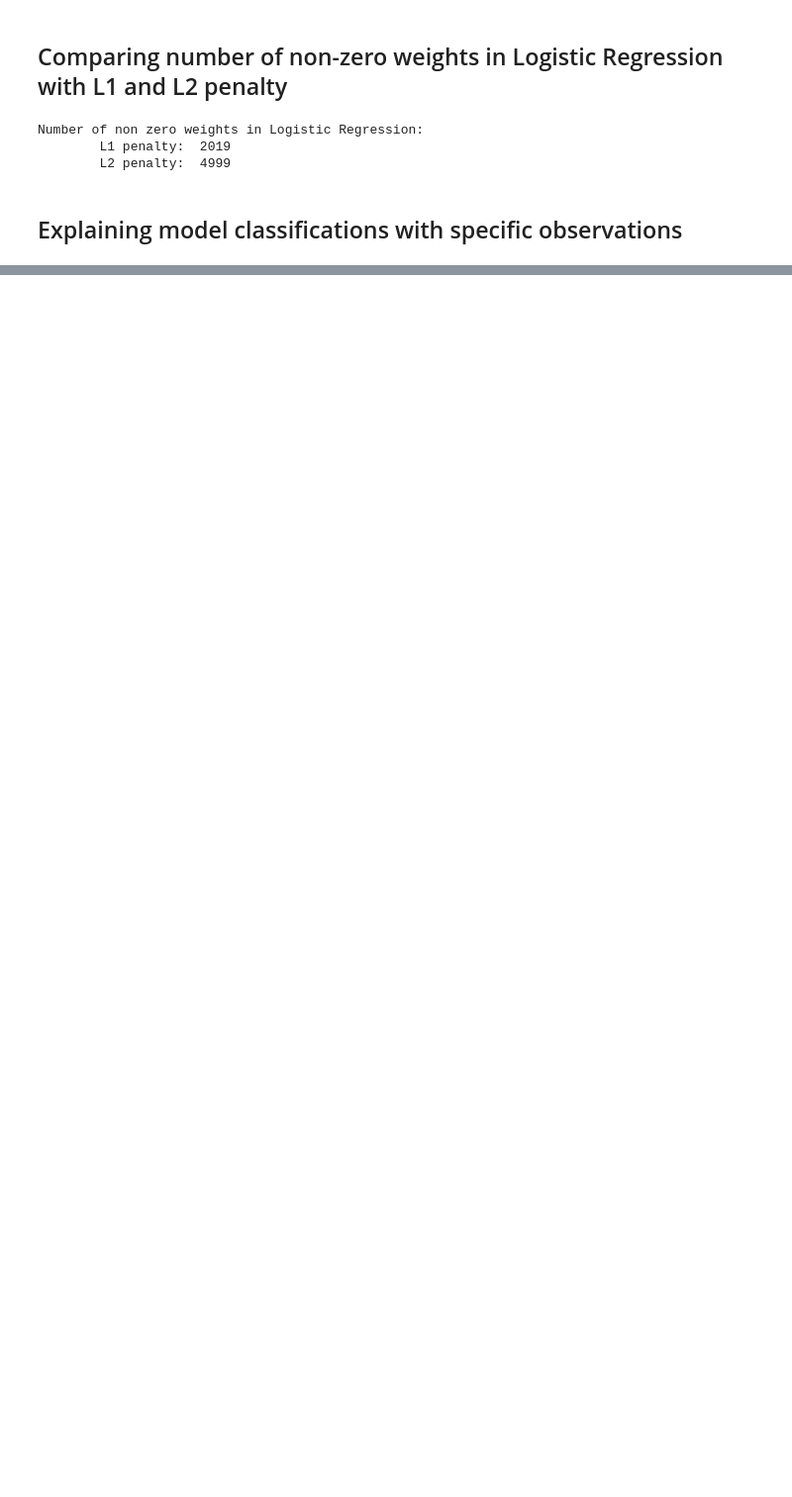
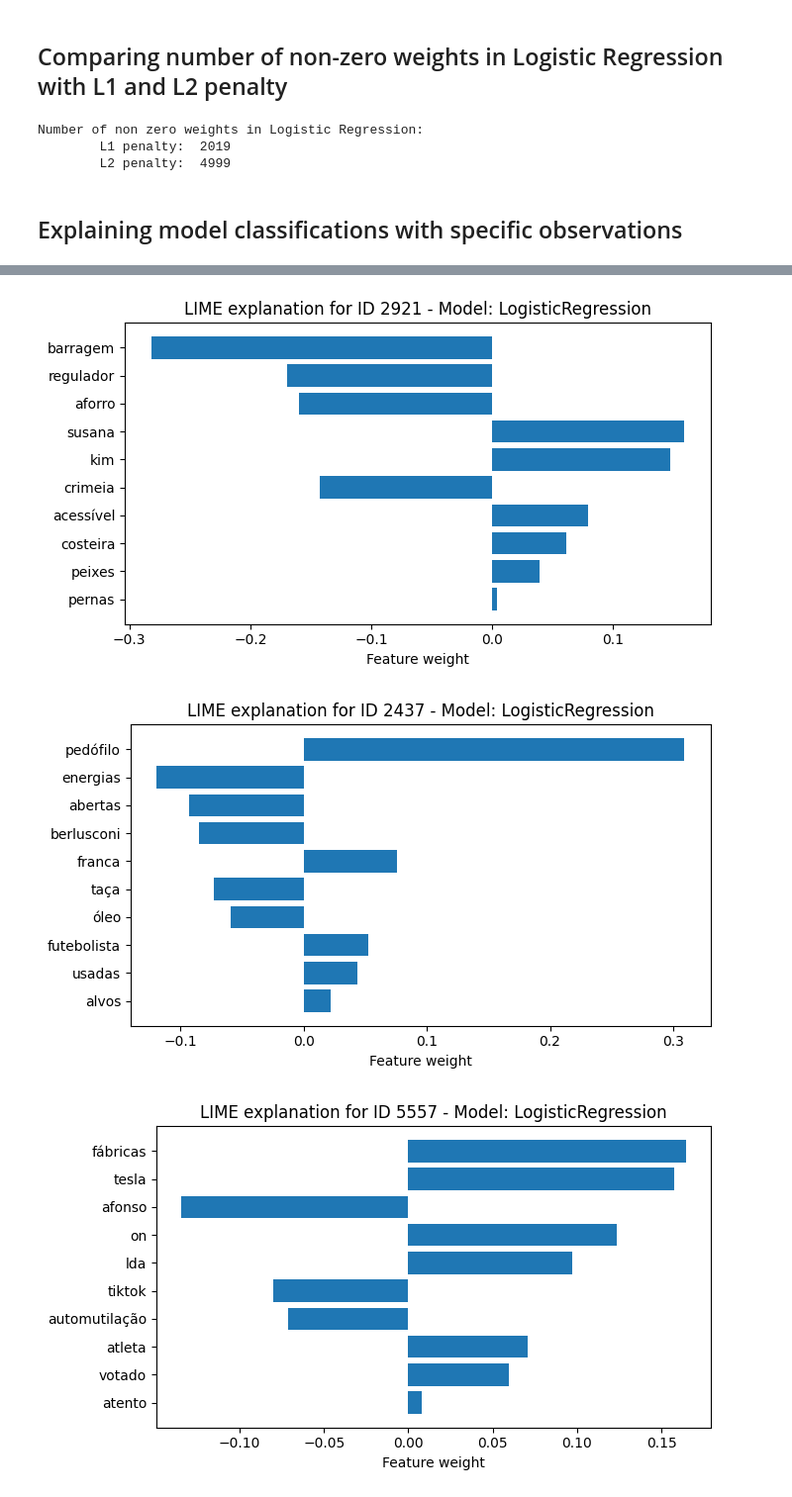
Before and after one commit to guiijose/NTT-DATA-challenge, a Jupyter notebook: src/model_interpretation.ipynb, the cells around one changed output, grey strips where cells are left out. Shown at 99% size. Cells and saved outputs as stored; diff of their text form; code cells hidden in the pictures; blank space fills up the shorter version.

Commit message:
Add and use function to explain using lime. Exercise 2c and 2d done (only code).

```diff
--- a/src/model_interpretation.ipynb
+++ b/src/model_interpretation.ipynb
@@ -142,0 +139,6 @@ for idx in selected_ids:
+# %%
+lime_explain(lr_l2, 10)
+# %% [output]
+[figure, added]
+[figure, added]
+[figure, added]
```
Also changed, not shown: parts of 8 cells of this notebook.
